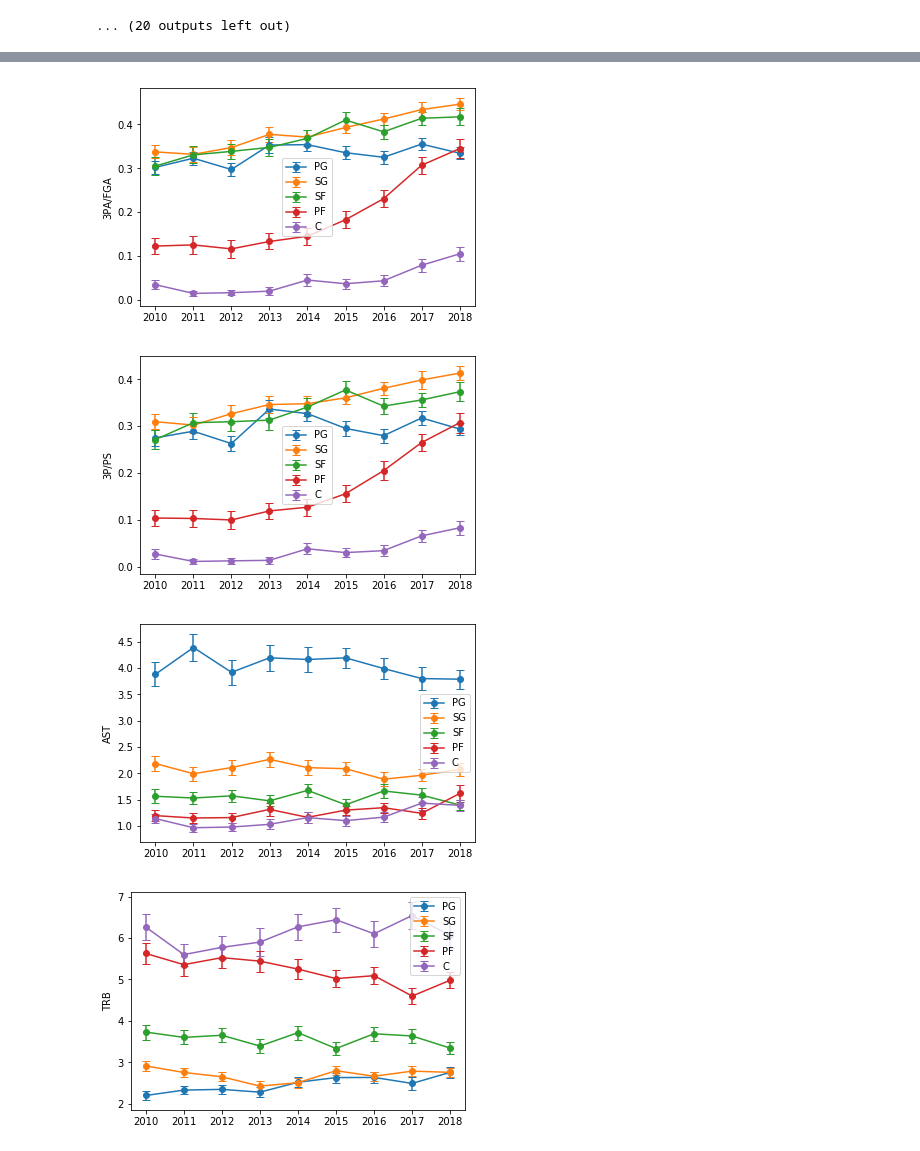
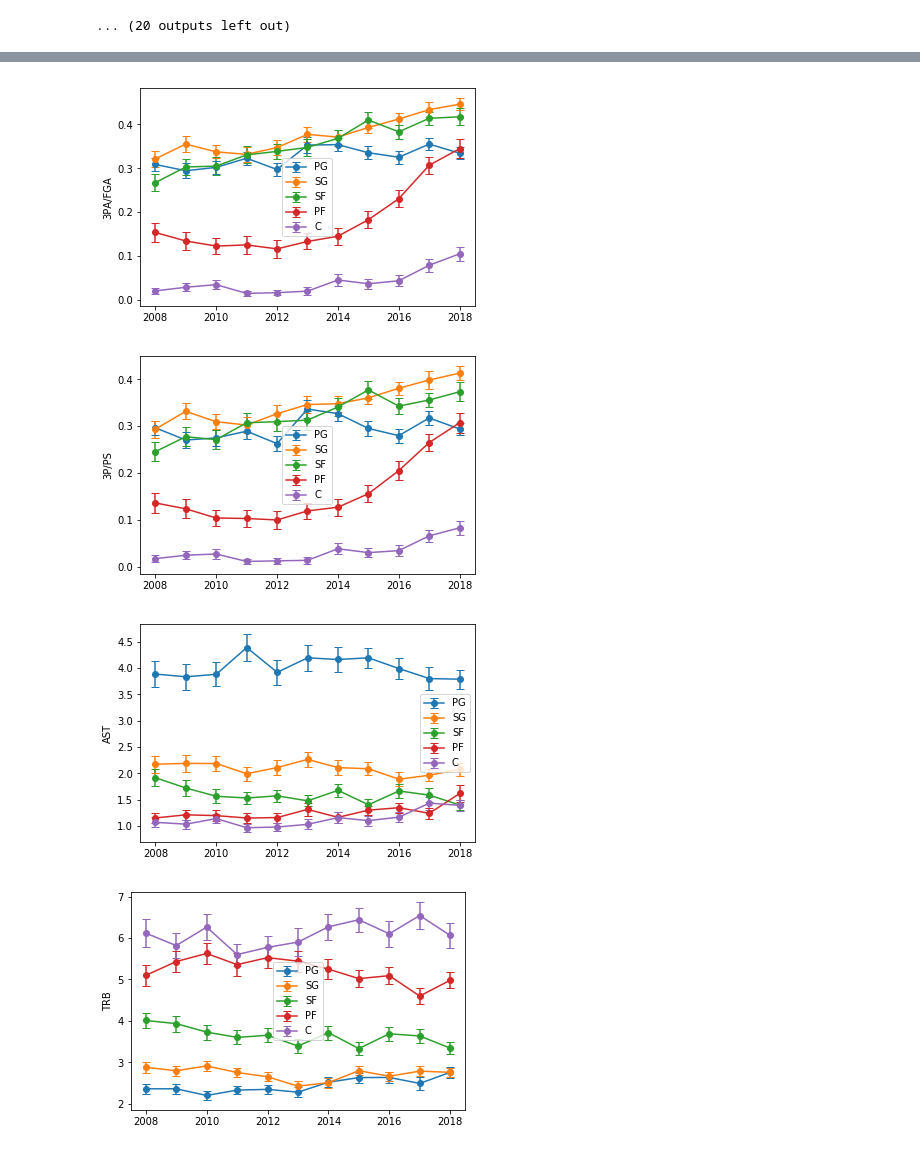
Before and after one commit to rohannramesh/Basketball_predictions, a Jupyter notebook: get_yearly_data.ipynb, the cells around one changed output, grey strips where cells are left out. Saved outputs shown, nothing was run; the diff lists cells and outputs as text; code cells hidden in the pictures.

Commit message:
Added ability to scrape per 100 poss stats and added through 2008

```diff
--- a/get_yearly_data.ipynb
+++ b/get_yearly_data.ipynb
@@ -2,36 +2,47 @@
 # Going to be taking the data for yearly stats from basketball reference.com
 import requests
 from bs4 import BeautifulSoup
-years_to_grab = range(2010,2019)
+years_to_grab = range(2008,2019)
 
 html_format = 'https://www.basketball-reference.com/leagues/NBA_2012_per_game.html'
 advanced_stats = 'https://www.basketball-reference.com/leagues/NBA_2012_advanced.html'
+per_100_pos = 'https://www.basketball-reference.com/leagues/NBA_2012_per_poss.html'
+
 
 # iterate through each year
 all_soups = {}
 all_adv_soups = {}
+all_100pos_soups = {}
 for curr_year in years_to_grab:
     # to iterate through each year just replace the year from above
     curr_html = html_format.replace("2012", str(curr_year))
     curr_html_advance = advanced_stats.replace("2012", str(curr_year))
+    curr_html_100pos = per_100_pos.replace("2012", str(curr_year))
     # get data from proper page  and store in all_soups
     page = requests.get(curr_html)
     all_soups[str(curr_year)] = BeautifulSoup(page.text,'lxml')
     page_adv = requests.get(curr_html_advance)
     all_adv_soups[str(curr_year)] = BeautifulSoup(page_adv.text,'lxml')
+    page_100pos = requests.get(curr_html_100pos)
+    all_100pos_soups[str(curr_year)] = BeautifulSoup(page_100pos.text,'lxml')
 # %%
 # For each year lets extract the data and respective headers
 yearly_data = {}
 yearly_data_adv = {}
+yearly_data_100pos = {}
 yearly_headers = {}
 yearly_headers_adv = {}
+yearly_headers_100pos = {}
 for curr_year in years_to_grab:
     (yearly_data[str(curr_year)],headers) = get_data_table(all_soups[str(curr_year)])
     (yearly_data_adv[str(curr_year)],headers_adv) = get_data_table(all_adv_soups[str(curr_year)])
+    (yearly_data_100pos[str(curr_year)],headers_100pos) = get_data_table(all_100pos_soups[str(curr_year)])
     headers.remove('Rk')
     headers_adv.remove('Rk')
+    headers_100pos.remove('Rk')
     yearly_headers[str(curr_year)] = headers
     yearly_headers_adv[str(curr_year)] = headers_adv
+    yearly_headers_100pos[str(curr_year)] = headers_100pos
 # %%
 # all helper functions for this script
 import numpy as np
@@ -187,7 +192,9 @@ import pandas as pd
 # first lets build giant dict with data from that year
 Yearly_df = {}
 Yearly_df_adv = {}
+Yearly_df_100pos = {}
 for curr_year in years_to_grab:
+    print(curr_year)
     curr_dict = {}
     for curr_header in yearly_headers[str(curr_year)]:
         A = get_stats_player(yearly_data,yearly_headers,curr_year,stat=curr_header)
@@ -201,3 +208,10 @@ for curr_year in years_to_grab:
         curr_dict[curr_header] = A[0]
     curr_df = pd.DataFrame(data=curr_dict)
     Yearly_df_adv[str(curr_year)] = curr_df
+    # for 100 pos stats
+    curr_dict = {}
+    for curr_header in yearly_headers_100pos[str(curr_year)]:
+        A = get_stats_player(yearly_data_100pos,yearly_headers_100pos,curr_year,stat=curr_header)
+        curr_dict[curr_header] = A[0]
+    curr_df = pd.DataFrame(data=curr_dict)
+    Yearly_df_100pos[str(curr_year)] = curr_df
@@ -204,6 +230,6 @@ for curr_year in years_to_grab:
 # %%
 # lets built a stat that is fractional scoring from 3p and from 2p
-for curr_year in range(2010,2019):
+for curr_year in years_to_grab:
     FG_fraction_2 = Yearly_df[str(curr_year)]['2P']/Yearly_df[str(curr_year)]['FG']
     FG_fraction_3 = Yearly_df[str(curr_year)]['3P']/Yearly_df[str(curr_year)]['FG']
     Scoring_fraction_2 = (Yearly_df[str(curr_year)]['2P']*2)/Yearly_df[str(curr_year)]['PS/G']
@@ -254,18 +280,20 @@ for curr_stat in numeric_headers:
 # %%
 # lets make a plot for any given category and just show it change across years
 from scipy import stats
+import matplotlib.pyplot as plt
+%matplotlib inline
 stats_plot_across_years = ['3P', '3P%', '3PA/FGA', '3P/PS', 'AST', 'TRB']
 for curr_stat in stats_plot_across_years:
     pos_list = ['PG', 'SG', 'SF', 'PF', 'C']
     for curr_pos in pos_list:
         curr_mean = []
         curr_sem = []
-        for curr_year in range(2010,2019):
+        for curr_year in years_to_grab:
             idx = (Yearly_df[str(curr_year)]['Pos'] == curr_pos) & (Yearly_df[str(curr_year)]['MP'] > 10)
             curr_vec = Yearly_df[str(curr_year)][curr_stat][idx]
             curr_mean.append(np.nanmean(curr_vec))
             curr_sem.append(stats.sem(curr_vec,nan_policy='omit'))
-        plt.errorbar(range(2010,2019),curr_mean,curr_sem,marker='o',capsize=4)
+        plt.errorbar(years_to_grab,curr_mean,curr_sem,marker='o',capsize=4)
     plt.legend(pos_list,loc='best')
     plt.ylabel(curr_stat)
     plt.show()
@@ -275,7 +303,7 @@ for curr_stat in stats_plot_across_years:
-[figure, old version]
+[figure, new version]
-[figure, old version]
+[figure, new version]
-[figure, old version]
+[figure, new version]
-[figure, old version]
+[figure, new version]
 # %%
 # lets save the dataframe
 import pickle
```
Also changed, not shown: parts of 6 cells of this notebook.
